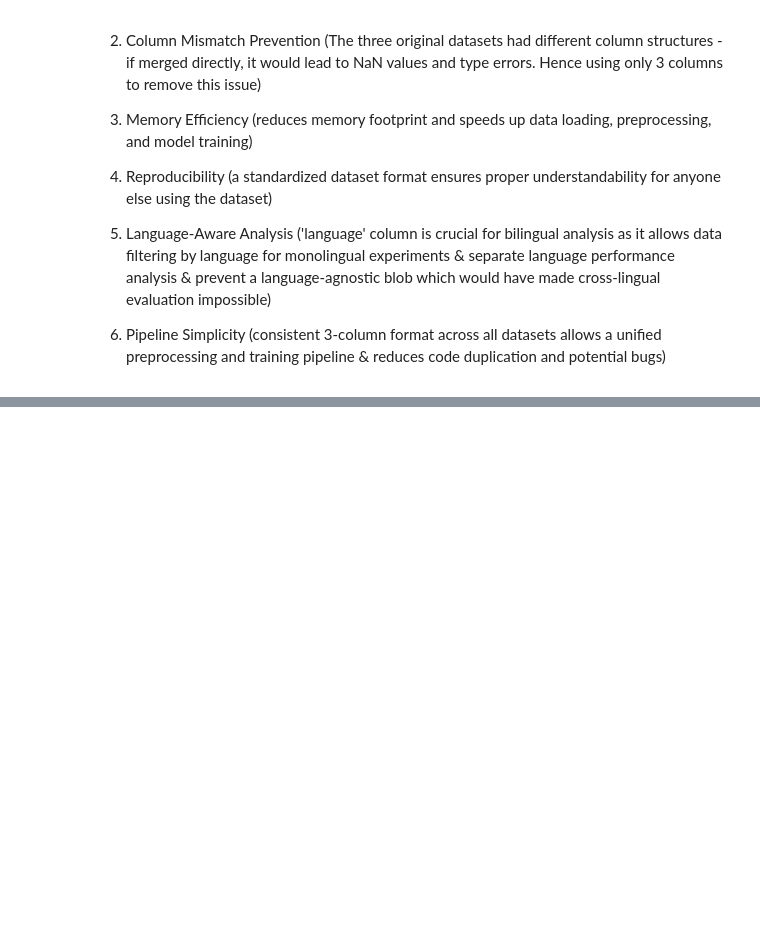
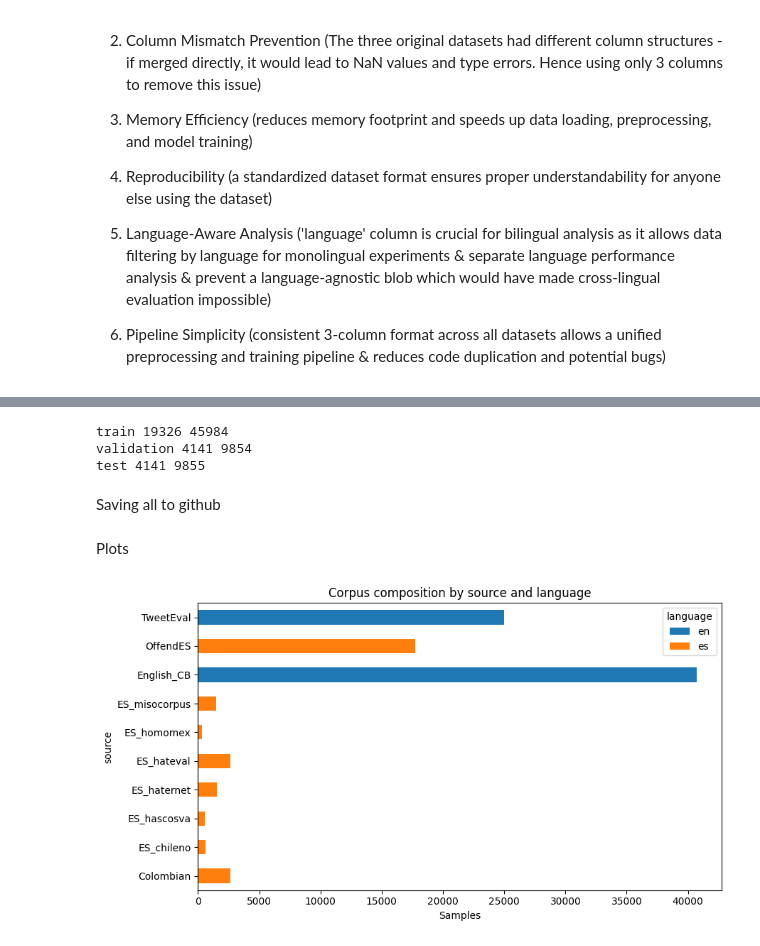
Before and after one commit to YusrahS/Cyberbullying-Detection-in-Bilingual-English-Spanish-Text-A-Comparative-Study-, a Jupyter notebook: Notebooks/Notebook_1_Data_Preparation (1).ipynb, the cells around one changed output, grey strips where cells are left out. Drawn from its saved outputs; the diff is of its cells as text; code cells hidden in the pictures; blank space fills up the shorter version.

```diff
--- a/Notebooks/Notebook_1_Data_Preparation (1).ipynb
+++ b/Notebooks/Notebook_1_Data_Preparation (1).ipynb
@@ -853,0 +391,6 @@ plt.show()
+# %%
+for name in ['english_dataset','english_non_cyberbullying',  'offendES_dataset','colombian_dataset','spanish_cyberbullying']:
+    df=globals()[name]
+    before =len(df)
+    globals()[name]=df[df['text'].str.len()> 3].reset_index(drop=True)
+    print(f"{name}: dropped {before - len(globals()[name])}")
@@ -853,0 +498,17 @@ plt.show()
+# %%
+os.makedirs('Datasets/Dataset_splits', exist_ok=True)
+
+Bilingual_corpus['strat'] = (Bilingual_corpus['language'] + '_' + Bilingual_corpus['binary_label'].astype(str))
+train, temp = train_test_split(Bilingual_corpus, test_size=0.30,
+                               stratify=Bilingual_corpus['strat'], random_state=42)
+val, test = train_test_split(temp, test_size=0.50, stratify=temp['strat'], random_state=42)
+for d in (train, val, test):
+    d.drop(columns=['strat'], inplace=True)
+
+train.to_csv('Datasets/Dataset_splits/bilingual_train.csv', index=False)
+val.to_csv('Datasets/Dataset_splits/bilingual_validation.csv', index=False)
+test.to_csv('Datasets/Dataset_splits/bilingual_test.csv', index=False)
+
+for name,d in [('train', train), ('val', val),('test', test)]:
+    print(f"\n{name} n={len(d)}")
+    print(d.groupby('language')['binary_label'].value_counts().unstack())
@@ -853,0 +533,13 @@ plt.show()
+# %%
+#per language split
+for split in ['train','validation','test']:
+    d =pd.read_csv(f'Datasets/Dataset_splits/bilingual_{split}.csv')
+    d[d.language=='es'].to_csv(f'Datasets/Dataset_splits/spanish_{split}.csv', index=False)
+    d[d.language=='en'].to_csv(f'Datasets/Dataset_splits/english_{split}.csv',index=False)
+    print(split, (d.language=='es').sum(), (d.language=='en').sum())
+# %% [output]
+train 19326 45984
+validation 4141 9854
+test 4141 9855
+# %% [markdown]
+Saving all to github
@@ -853,0 +555,10 @@ plt.show()
+# %% [markdown]
+Plots
+# %%
+# Source composition of the final corpus
+comp=Bilingual_corpus.groupby(['language','source']).size().unstack(fill_value=0)
+comp.T.plot(kind='barh', stacked=True, figsize=(9,5))
+plt.title('Corpus composition by source and language')
+plt.xlabel('Samples'); plt.tight_layout()
+# %% [output]
+[figure, added]
```
Also changed, not shown: parts of 65 cells of this notebook.
